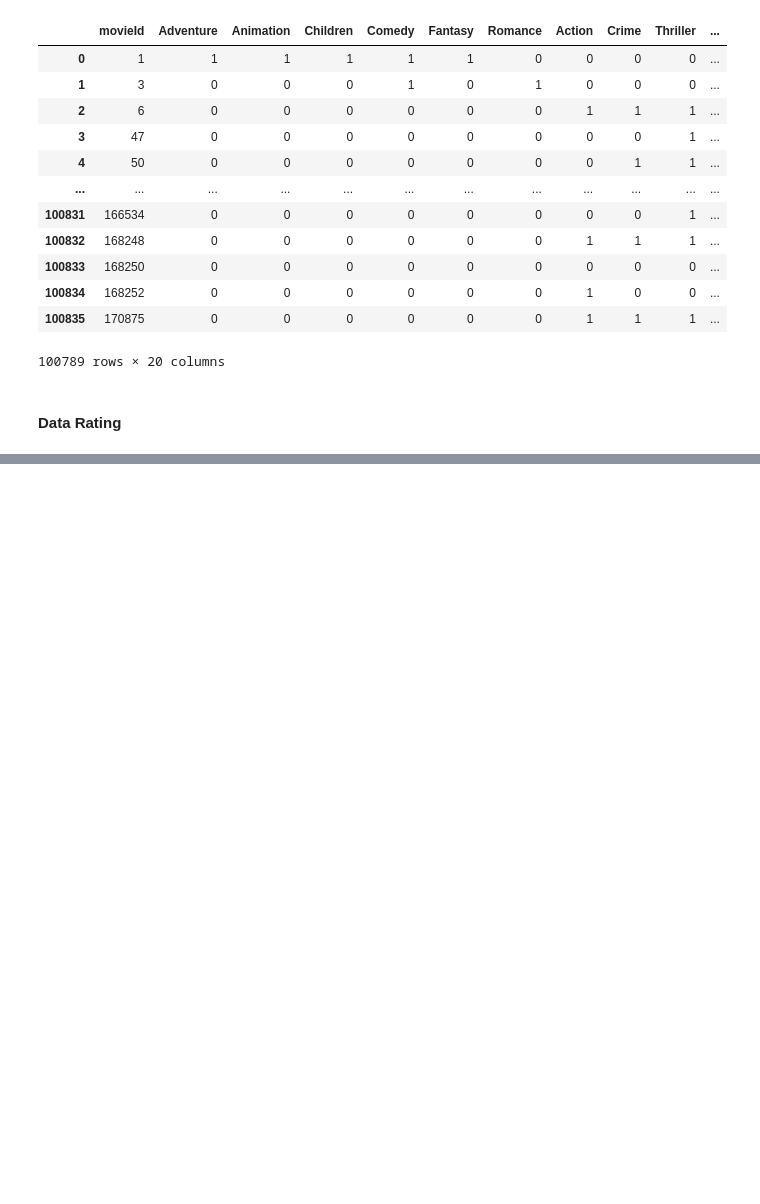
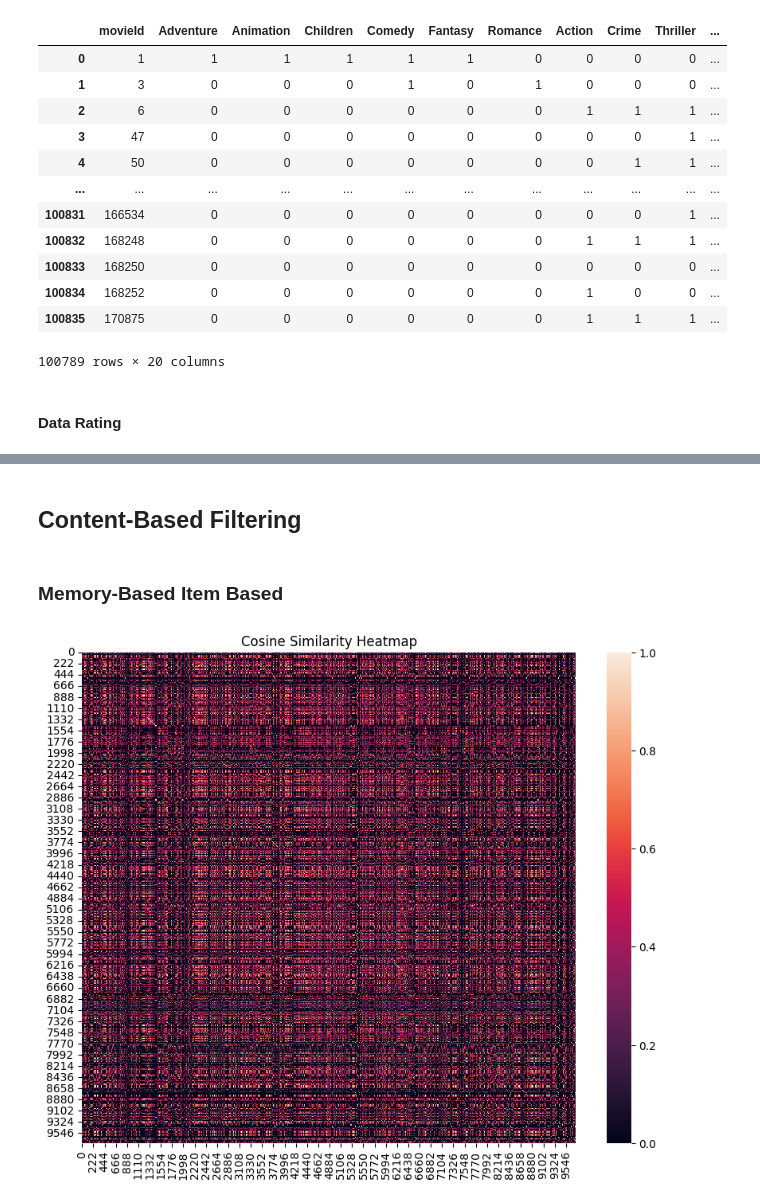
Before and after one commit to mausneg/Movie-Lens-Recommendation-System, a Jupyter notebook: submission.ipynb, the cells around one changed output, grey strips where cells are left out. Drawn from its saved outputs; the diff is of its cells as text; code cells hidden in the pictures; blank space fills up the shorter version.

```diff
--- a/submission.ipynb
+++ b/submission.ipynb
@@ -404,0 +467,16 @@ Name: rating, Length: 100789, dtype: float64
+# %% [markdown]
+## Content-Based Filtering
+# %% [markdown]
+### Memory-Based Item Based
+# %%
+cv = CountVectorizer(max_features = 5000, lowercase=True)
+vectors = cv.fit_transform(df_movies_similarity['tags']).toarray()
+# %%
+cosine_sim = cosine_similarity(vectors)
+# %%
+plt.figure(figsize=(10, 8))
+sns.heatmap(cosine_sim)
+plt.title('Cosine Similarity Heatmap')
+plt.show()
+# %% [output]
+[figure, added]
```
Also changed, not shown: parts of 25 cells of this notebook.
